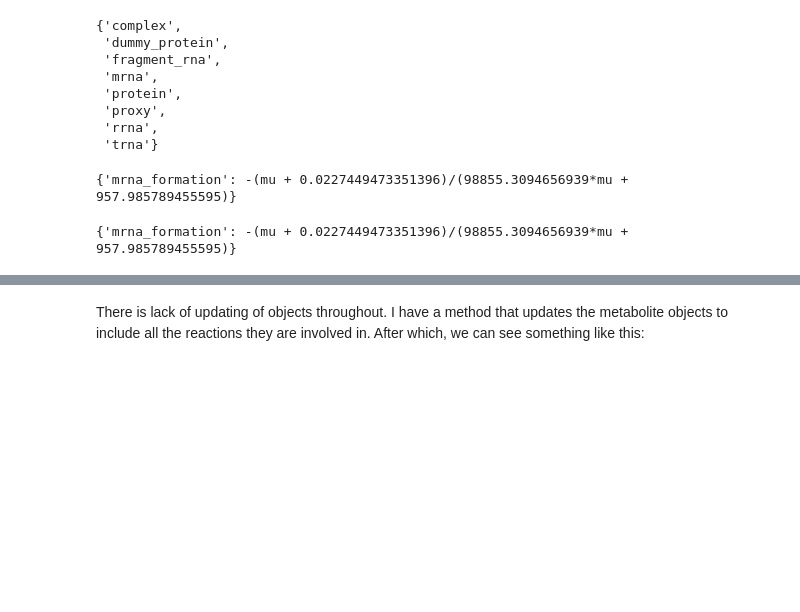
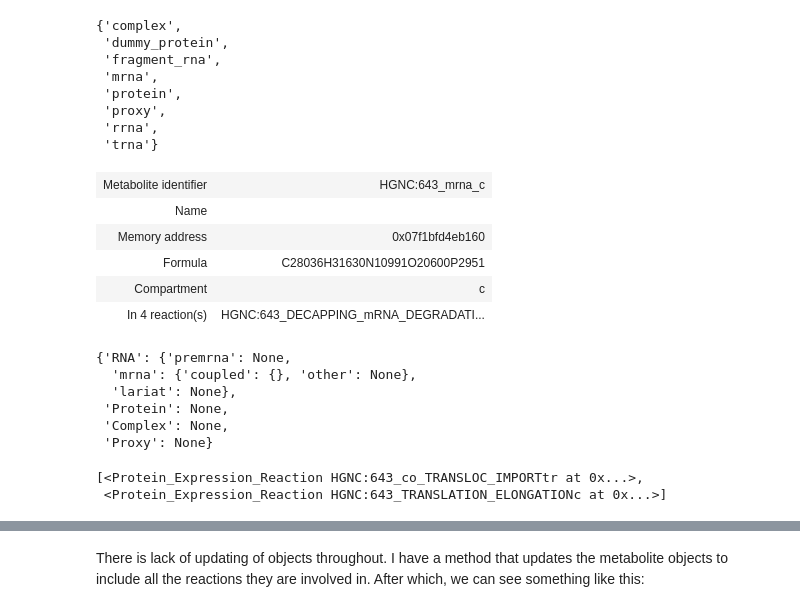
Before and after one commit to hmbaghdassarian/human_me, a Jupyter notebook: notebooks/core/gene.ipynb, the cells around one changed output, grey strips where cells are left out. Drawn from its saved outputs; the diff is of its cells as text; code cells hidden in the pictures; blank space fills up the shorter version.

Commit message:
Corrections to minor mistakes, better updating of metabolite/reaction objects, RNA portion of gene class complete

```diff
--- a/notebooks/core/gene.ipynb
+++ b/notebooks/core/gene.ipynb
@@ -34,7 +34,7 @@ class Expressed_Gene():
                                                   'protein': {'translation': [], 'synthesis': [],
                                                               'sink': [], 'other': []},
                                                   'complex': {'synthesis': dict(), 'sink': dict(), 'other': dict()}}}
-        self.macromlecules = {'RNA': {'premrna': None, 'mrna': {'coupled': {}, 'other': None}, 'lariat': None},
+        self.macromolecules = {'RNA': {'premrna': None, 'mrna': {'coupled': {}, 'other': None}, 'lariat': None},
                               'Protein':None,
                               'Complex': None,
                               'Proxy': None
@@ -224,10 +224,32 @@ class Expressed_Gene():
         # appropriate couplings between reactions
     # MACROMOLECULES--------------------------------------------------------------------------------
     def add_macromolecule(self, m):
+        if not hasattr(m, 'hgnc_id') or m.hgnc_id is None or m.hgnc_id != self.hgnc_id:
+            raise ValueError('The macromolecule ' + m.id + ' does not appear to be associated with the gene ' + self.hgnc_id)
         if m.type == 'fragment_rna':
             if self.macromolecules['lariat'] is not None:
                 raise ValueError('Multiple ' + 'lariats' + ' assigned to ' + self.hgnc_id)
             self.macromolecules['RNA']['lariat'] = m.id
+        elif m.type == 'premrna':
+            if self.macromolecules['premrna'] is not None:
+                raise ValueError('Multiple ' + 'premrna' + ' assigned to ' + self.hgnc_id)
+            self.macromolecules['RNA']['premrna'] = m.id
         elif m.type == 'mrna':
-            if m.coupling_coefficient is not None:
-                self.macromolecules['RNA']['mrna']['coupled']
+            if m.coupling_coefficient is None:
+                if m.id is not None:
+                    raise ValueError('Multiple uncoupled' + 'mrna' + ' assigned to ' + self.hgnc_id)
+                self.macromolecules['RNA']['mrna']['other'] = m.id
+            else:
+                if m.id in self.macromolecules['RNA']['mrna']['coupled']:
+                    raise ValueError('Multiple reactions coupled to' + 'mrna' + ' for ' + self.hgnc_id)
+                else:
+                    if len(self.macromolecules['RNA']['mrna']['coupled']) > 0:
+                        raise ValueError('Multiple coupled' + 'mrna' + ' assigned to ' + self.hgnc_id)
+                    if list(m.coupling_coefficient.keys()) != ['mrna_formation']:
+                        raise ValueError('Unexpected coupling type for mrna associated with ' + self.hgnc_id)
+
+                    cr = [r for r in m.reactions if m in r.coupled_metabolites]
+
+                    if len(cr) > 2:
+                        raise ValueError('Unexpected mrna coupling to multiple reactions associated with ' + self.hgnc_id)
+                    self.macromolecules['RNA']['mrna']['coupled'][m.id] = cr
@@ -262,13 +279,9 @@ set([m.type for m in macromolecules])
  'rrna',
  'trna'}
 # %%
-macromolecules = [m for m in macromolecules if m.type == 'mrna' and m.hgnc_id is not None]
+macromolecules = [m for m in macromolecules if m.type in ['fragment_rna', 'premrna', 'mrna'] \
+                  and m.hgnc_id is not None]
-# %%
-m = macromolecules[0]
-macromolecules[0].coupling_coefficient
-# %% [output]
-{'mrna_formation': -(mu + 0.0227449473351396)/(98855.3094656939*mu + 957.985789455595)}
-# %%
-for k in m.coupling_coefficient:
-# %% [output]
-{'mrna_formation': -(mu + 0.0227449473351396)/(98855.3094656939*mu + 957.985789455595)}
+# %%
+for m in macromolecules:
+    g = Expressed_Gene(m.hgnc_id)
+    g.add_macromolecule(m)
@@ -274,0 +291,9 @@ for k in m.coupling_coefficient:
+# %%
+m
+# %% [output]
+| Metabolite identifier | HGNC:643_mrna_c |
+| Name |  |
+| Memory address | 0x07f1bfd4eb160 |
+| Formula | C28036H31630N10991O20600P2951 |
+| Compartment | c |
+| In 4 reaction(s) | HGNC:643_DECAPPING_mRNA_DEGRADATI... |
@@ -274,0 +302,9 @@ for k in m.coupling_coefficient:
+# %%
+g.macromolecules
+# %% [output]
+{'RNA': {'premrna': None,
+  'mrna': {'coupled': {}, 'other': None},
+  'lariat': None},
+ 'Protein': None,
+ 'Complex': None,
+ 'Proxy': None}
@@ -274,0 +313,5 @@ for k in m.coupling_coefficient:
+# %%
+cr
+# %% [output]
+[<Protein_Expression_Reaction HGNC:643_co_TRANSLOC_IMPORTtr at 0x...>,
+ <Protein_Expression_Reaction HGNC:643_TRANSLATION_ELONGATIONc at 0x...>]
```
Also changed, not shown: parts of 29 cells of this notebook, 6 other files.
